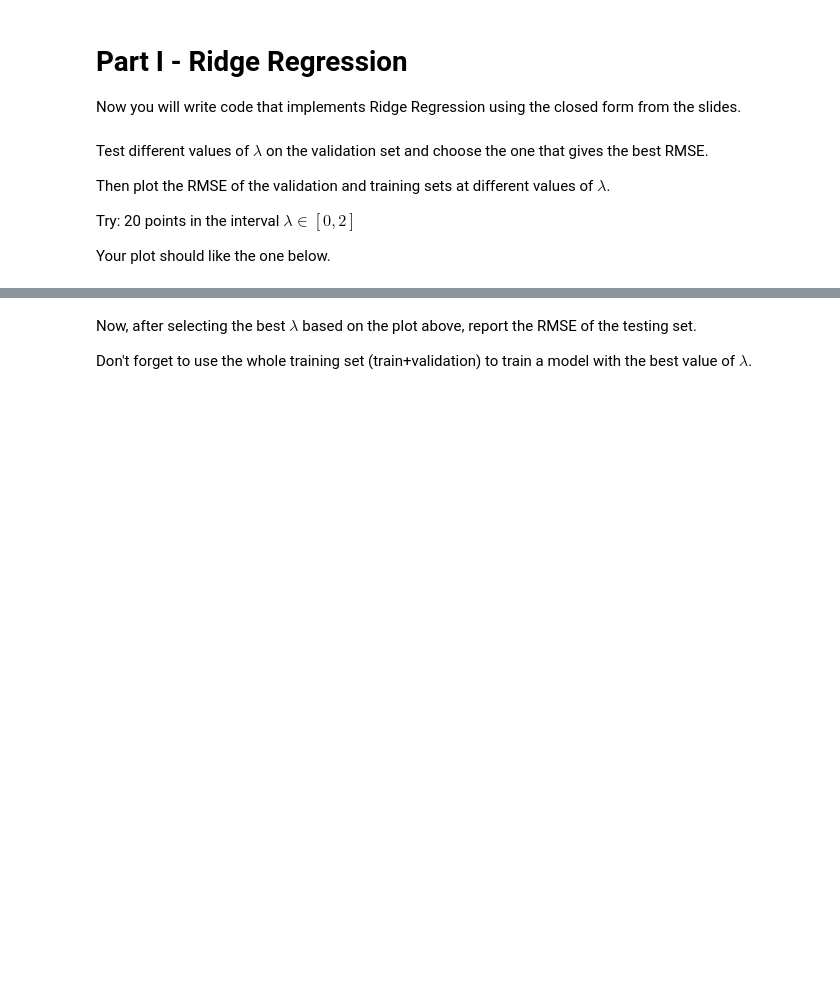
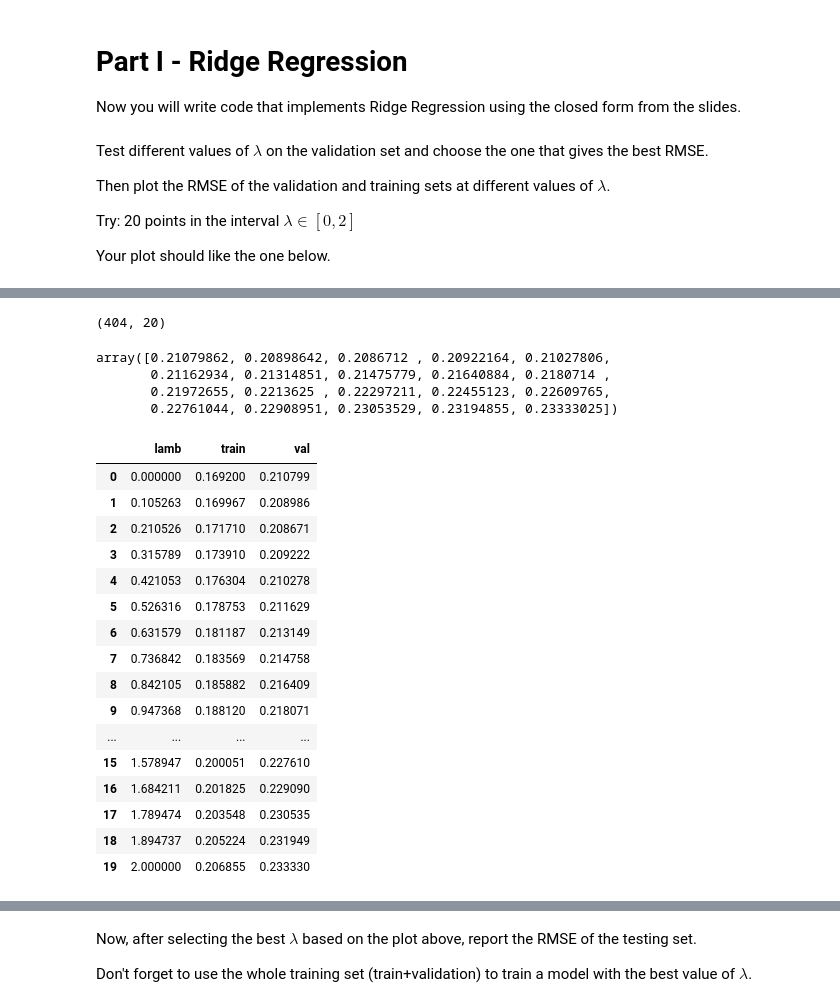
Before and after one commit to davi-dressler/fgv_tacd, a Jupyter notebook: fgv-class-2026-Lab2-Linear_Regression_regularization/708024.ipynb, the cells around one changed output, grey strips where cells are left out. Cells and saved outputs as stored; diff of their text form; code cells hidden in the pictures; blank space fills up the shorter version.

```diff
--- a/fgv-class-2026-Lab2-Linear_Regression_regularization/708024.ipynb
+++ b/fgv-class-2026-Lab2-Linear_Regression_regularization/708024.ipynb
@@ -82,0 +118,16 @@ Your plot should like the one below.
+# %%
+def ridge_regression_vectorized(X, t, lamb):
+    result = ridge_regression(X, t, lamb[0])
+
+    for i in lamb[1:]:
+        result = np.vstack((result, ridge_regression(X, t, i)))
+
+    return np.transpose(result)
+
+W = ridge_regression_vectorized(Phi_train, y_train, lamb)
+# %%
+mat_pred_train = Phi_train @ W
+mat_pred_val = Phi_val @ W
+mat_pred_train.shape
+# %% [output]
+(404, 20)
@@ -82,0 +152,28 @@ Your plot should like the one below.
+# %%
+rmse_validation
+# %% [output]
+array([0.21079862, 0.20898642, 0.2086712 , 0.20922164, 0.21027806,
+       0.21162934, 0.21314851, 0.21475779, 0.21640884, 0.2180714 ,
+       0.21972655, 0.2213625 , 0.22297211, 0.22455123, 0.22609765,
+       0.22761044, 0.22908951, 0.23053529, 0.23194855, 0.23333025])
+# %%
+df = pd.DataFrame({"lamb": lamb, "train": rmse_train, "val": rmse_validation})
+df
+# %% [output]
+|  | lamb | train | val |
+| 0 | 0.000000 | 0.169200 | 0.210799 |
+| 1 | 0.105263 | 0.169967 | 0.208986 |
+| 2 | 0.210526 | 0.171710 | 0.208671 |
+| 3 | 0.315789 | 0.173910 | 0.209222 |
+| 4 | 0.421053 | 0.176304 | 0.210278 |
+| 5 | 0.526316 | 0.178753 | 0.211629 |
+| 6 | 0.631579 | 0.181187 | 0.213149 |
+| 7 | 0.736842 | 0.183569 | 0.214758 |
+| 8 | 0.842105 | 0.185882 | 0.216409 |
+| 9 | 0.947368 | 0.188120 | 0.218071 |
+| ... | ... | ... | ... |
+| 15 | 1.578947 | 0.200051 | 0.227610 |
+| 16 | 1.684211 | 0.201825 | 0.229090 |
+| 17 | 1.789474 | 0.203548 | 0.230535 |
+| 18 | 1.894737 | 0.205224 | 0.231949 |
+| 19 | 2.000000 | 0.206855 | 0.233330 |
```
Also changed, not shown: parts of 22 cells of this notebook, 1 other file.
